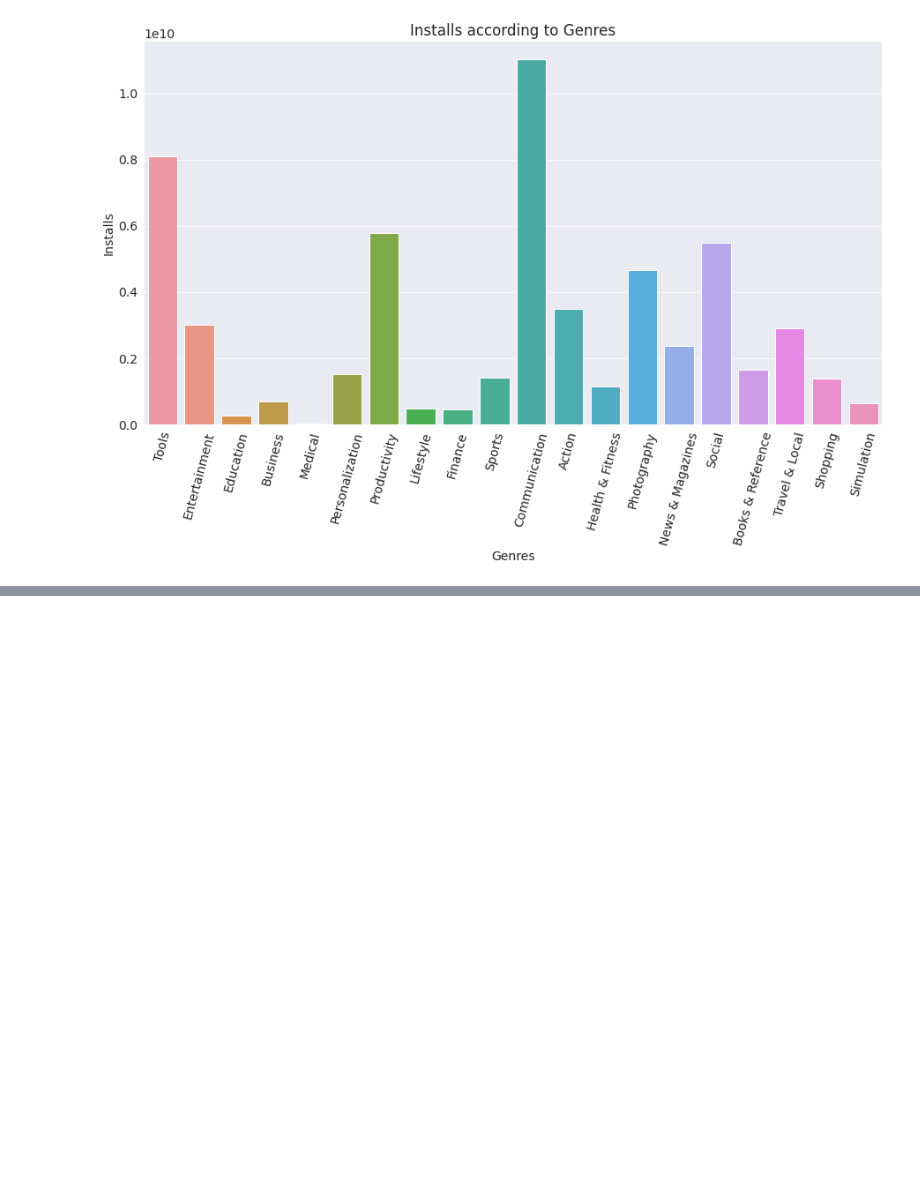
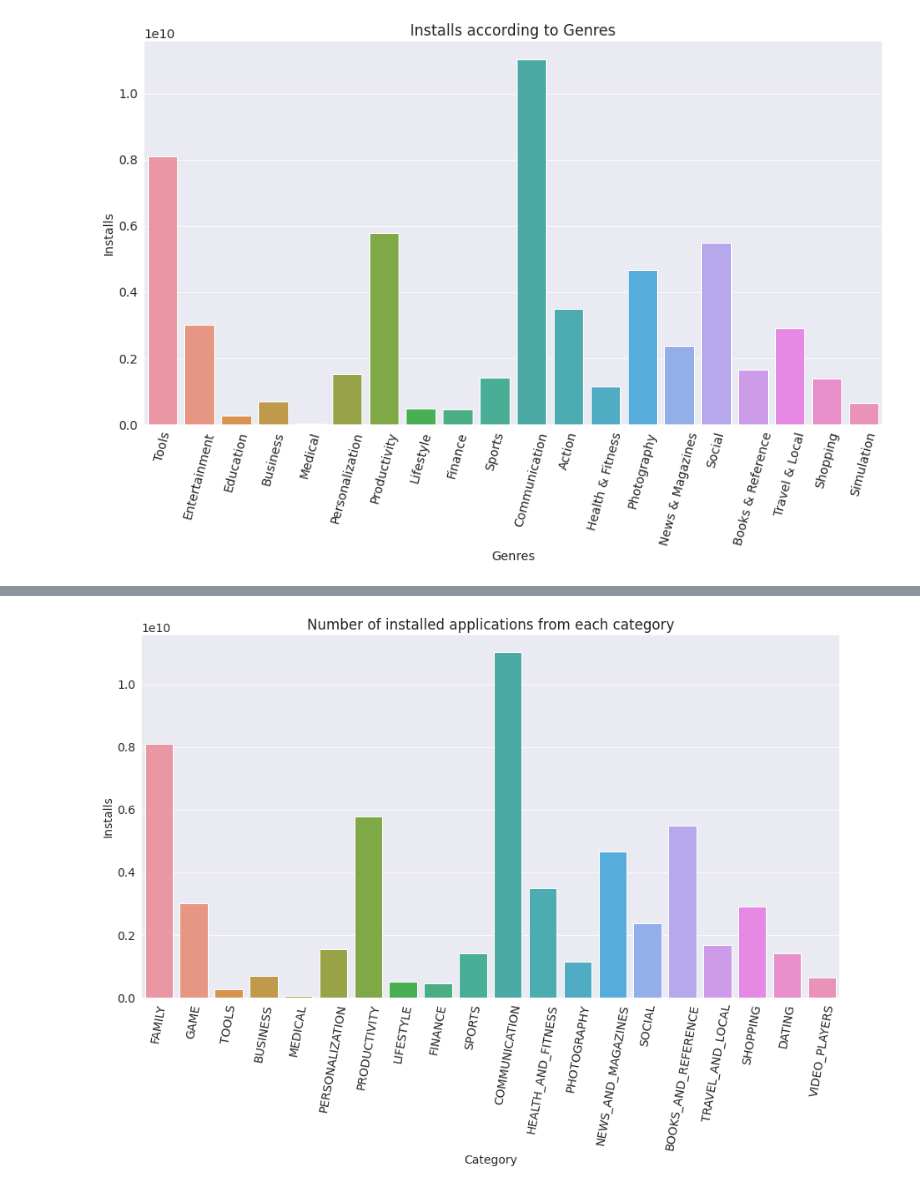
Before and after one commit to Harshalkotkar21/play_store_app_analysis, a Jupyter notebook: Play_Store_App_Review_Analysis_Capstone_Project.ipynb, the cells around one changed output, grey strips where cells are left out. Cells and saved outputs as stored; diff of their text form; code cells hidden in the pictures; blank space fills up the shorter version.

```diff
--- a/Play_Store_App_Review_Analysis_Capstone_Project.ipynb
+++ b/Play_Store_App_Review_Analysis_Capstone_Project.ipynb
@@ -205,0 +227,11 @@ plt.show()
+# %%
+plt.figure(figsize=(15,8))
+plt.xticks(rotation=80)
+
+plt.xlabel("Category")
+plt.ylabel("Installs")
+plt.title("Number of installed applications from each category")
+sns.barplot(top_20_category_installs.Category, top_20_genres_installs.Installs)
+plt.show()
+# %% [output]
+[figure, added]
```
Also changed, not shown: parts of 19 cells of this notebook.
